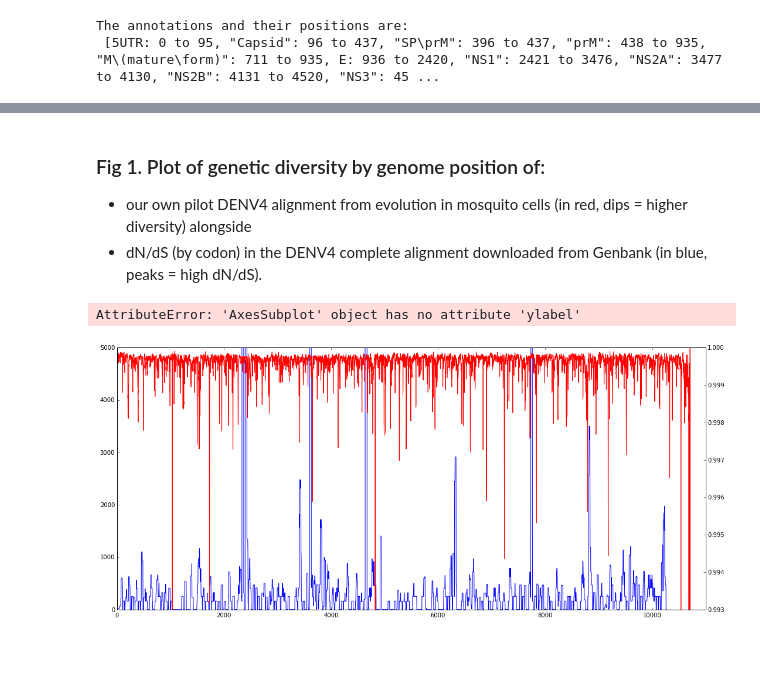
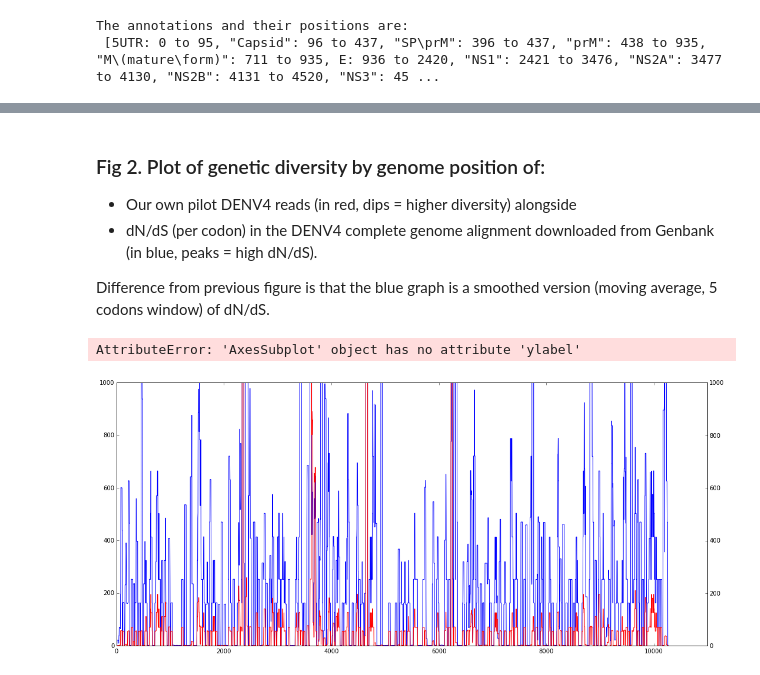
Before and after one commit to pvmarkov/DENGOMICS, a Jupyter notebook: analysis notebooks/Comparing Our Data to DENV4 Alignment from Genbank.ipynb, the cells around one changed output, grey strips where cells are left out. Saved outputs shown, nothing was run; the diff lists cells and outputs as text; code cells hidden in the pictures.

Commit message:
Later version of preliminary dN/dS analysis from Genbank

```diff
--- a/analysis notebooks/Comparing Our Data to DENV4 Alignment from Genbank.ipynb
+++ b/analysis notebooks/Comparing Our Data to DENV4 Alignment from Genbank.ipynb
@@ -79,7 +126,9 @@ AttributeError: 'AxesSubplot' object has no attribute 'ylabel'
 # %% [markdown]
-### Fig 1. Plot of genetic diversity by genome position of:
-- our own pilot DENV4 alignment from evolution in mosquito cells (in red, dips = higher diversity) alongside
-- dN/dS  (by codon) in the DENV4 complete alignment downloaded from Genbank (in blue, peaks = high dN/dS).
+### Fig 2. Plot of genetic diversity by genome position of:
+- Our own pilot DENV4 reads (in red, dips = higher diversity) alongside
+- dN/dS  (per codon) in the DENV4 complete genome alignment downloaded from Genbank (in blue, peaks = high dN/dS).
+
+Difference from previous figure is that the blue graph is a smoothed version (moving average, 5 codons window) of dN/dS.
 # %%
 %matplotlib inline
 import matplotlib.pyplot as plt
@@ -88,35 +137,36 @@ rcParams['figure.figsize'] = 18, 8
 
 moving_average = (runningMeanFast (counts_dataframe ['majorbase_ratio'], 5))
 dn_ds_moving_average = (runningMeanFast (dn_ds_by_codon_dataframe ['dn_ds_per_position_in_codon'], 10))
+dn_ds_moving_average_refined = (runningMeanFast (dn_ds_by_codon_dataframe_refined ['dn_ds_per_position_in_codon'], 10))
 
 ax1 = plt.gca()
 ax2 = ax1.twinx()
 #ax1.plot (dn_ds_by_codon_dataframe ['codon_numbers']*3, dn_ds_by_codon_dataframe ['dn_ds_per_position_in_codon'], 'b-') #(position, coverage, 'r-')
 ax1.plot (dn_ds_by_codon_dataframe ['codon_numbers']*3, dn_ds_moving_average, 'b-') #(position, coverage, 'r-')
 
 
 #ax1.legend (['Sequencing coverage'], loc = 'lower left')
 axis_lower_limit = 0
-axis_upper_limit = 5000
+axis_upper_limit = 1000
 ax1.axis ([0, 11000, axis_lower_limit, axis_upper_limit])
 color = 0.0
 fcolor = list ('bgrcmybgrcmybgrcmybgrcmy')
 color_counter = 0
 
 
-ax2.plot (counts_dataframe ['position'], moving_average, 'r-') #(position, coverage, 'r-')
+ax2.plot (dn_ds_by_codon_dataframe ['codon_numbers']*3, dn_ds_moving_average_refined, 'r-')
 
 axis_lower_limit = 0.993
-ax2.axis ([0, 11000, axis_lower_limit, 1])
+ax2.axis ([0, 11000, axis_lower_limit, axis_upper_limit])
 ax2.ylabel ('Proportion of Reads')
 ax2.legend (['The most frequent nucleotide'], loc = 'upper right')
 
 for gene in annots_list:
     color_counter +=1
     ax3.axvspan(gene.start, gene.end, color = (fcolor [color_counter]), alpha = 0.1) #, label='NS5B')
     plt.text (gene.start + ((gene.end - gene.start)/10), 10000 + (15000 *(color_counter%3)) , gene.name, rotation=0)
     #print (color_counter%3)
     color += 1/len(annots_list)
 # %% [output]
 AttributeError: 'AxesSubplot' object has no attribute 'ylabel'
-[figure, old version]
+[figure, new version]
```
Also changed, not shown: parts of 21 cells of this notebook, 7 other files.
